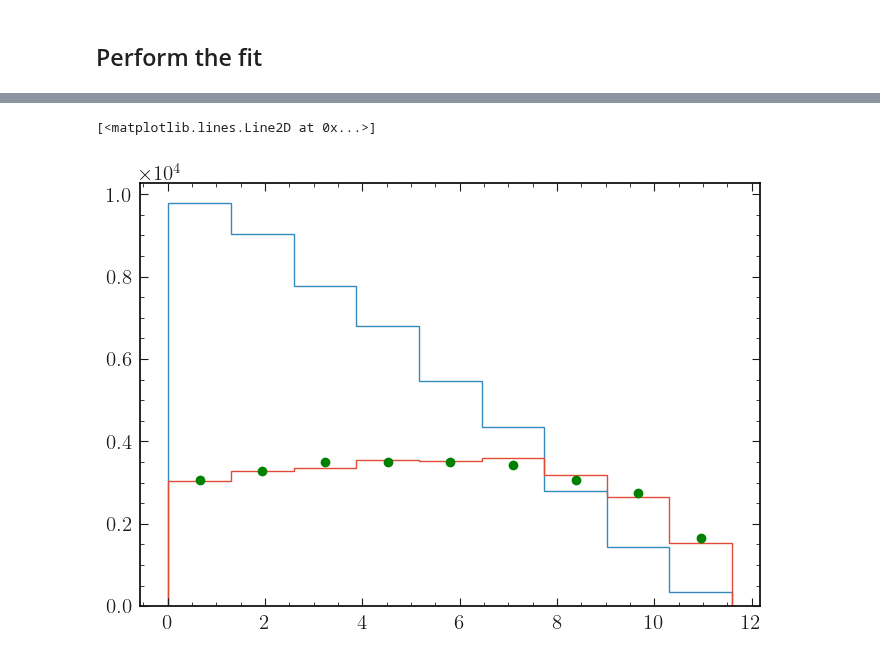
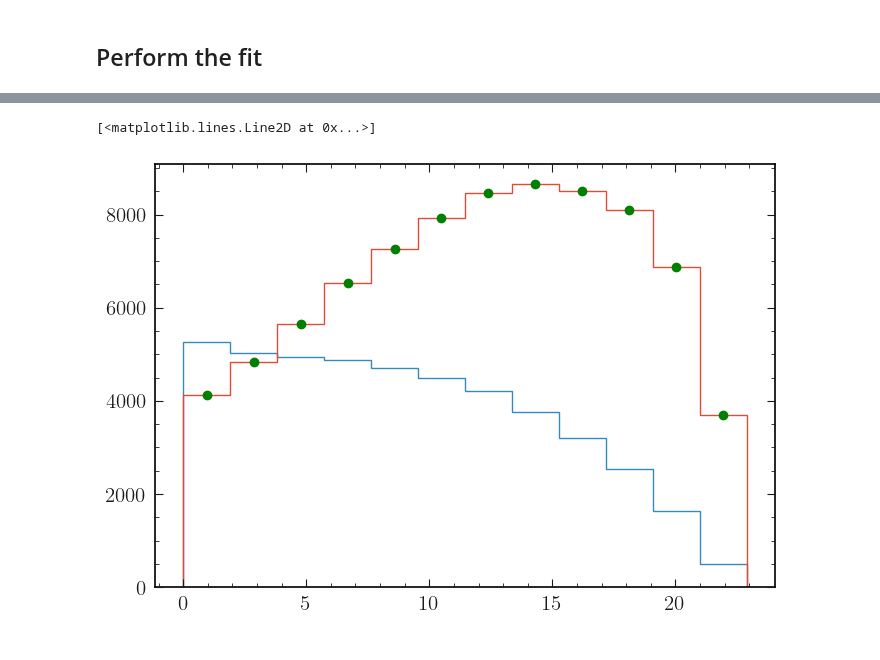
Before and after one commit to lorenzennio/redist, a Jupyter notebook: test_eos.ipynb, the cells around one changed output, grey strips where cells are left out. Saved outputs shown, nothing was run; the diff lists cells and outputs as text; code cells hidden in the pictures.

```diff
--- a/test_eos.ipynb
+++ b/test_eos.ipynb
@@ -185,7 +173,7 @@ pd.DataFrame(cov).style.background_gradient(cmap='RdBu')
 # %% [markdown]
 ## Set up mapping distribution
 # %%
-mapping_dist = np.diag(nominal)
+mapping_dist = np.diag(null_yields)
 # TODO make more realistic mapping distribution
 # %% [markdown]
 ## Set up the custom modifier
@@ -199,9 +180,11 @@ alt_yields = [
 # %%
+# TODO Why do I have to initialize csl and ctl to >0. for the fit to work properly?
 new_params = {
-                'cvl'   :{'inits': (1.,), 'bounds': ((0., 5.),), 'paramset_type': 'unconstrained'},
-                'csl'   :{'inits': (0.,), 'bounds': ((-5., 5.),), 'paramset_type': 'unconstrained'},
-                'FF'    :{'inits': (fp0, fp1, fp2, f01, f02),
-                         'bounds': ((0., 1.),(-4., -1.),(4., 6.),(-1., 2.),(-2., 0.)),
+                'cvl'   :{'inits': (6.,), 'bounds': ((0., 10.),), 'paramset_type': 'unconstrained'},
+                'csl'   :{'inits': (0.5,), 'bounds': ((0., 5.),), 'paramset_type': 'unconstrained'},
+                'ctl'   :{'inits': (0.5,), 'bounds': ((0., 5.),), 'paramset_type': 'unconstrained'},
+                'FF'    :{'inits': (fp0, fp1, fp2, f01, f02, fT0, fT1, fT2),
+                         'bounds': (),
                          'cov': cov,
                          'paramset_type': 'constrained_by_normal'}
             }
@@ -246,3 +230,8 @@ plot.map(cmod)
+# %%
+# Predicted yields for cvl = 5., csl = 3., ctl = 2.
+alt_yields =[4119.58653784, 4836.23269317, 5653.70101686, 6522.19176571,
+       7249.96934123, 7925.5848826 , 8458.98754928, 8657.61815211,
+       8511.83392261, 8097.08585075, 6873.77891388, 3695.3587547 ]
 # %%
 spec = {
   "channels": [
@@ -251,7 +240,7 @@ spec = {
       "samples": [
         {
           "name": "signal",
-          "data": nominal,
+          "data": null_yields.tolist(),
           "modifiers": [
             {
                 "name": "mu",
@@ -272,7 +261,7 @@ custom_mod = {
                 "data":
                     {
                         "expr": "weight_function",
-                        "ibin": [0, 1, 2, 3, 4, 5, 6, 7, 8]
+                        "ibin": [i for i in range(len(binning)-1)],
                     }
               }
 
@@ -352,8 +357,8 @@ best_fit_dict
 # %%
 plt.stairs(model.expected_actualdata(model.config.suggested_init()), binning)
 plt.stairs(model.expected_actualdata(best_fit), binning)
 bin_cents = (binning[:-1] + binning[1:])/2
-plt.plot(bin_cents, data[:9], 'og')
+plt.plot(bin_cents, alt_yields, 'og')
 # %% [output]
 [<matplotlib.lines.Line2D at 0x...>]
-[figure, old version]
+[figure, new version]
```
Also changed, not shown: parts of 17 cells of this notebook.
